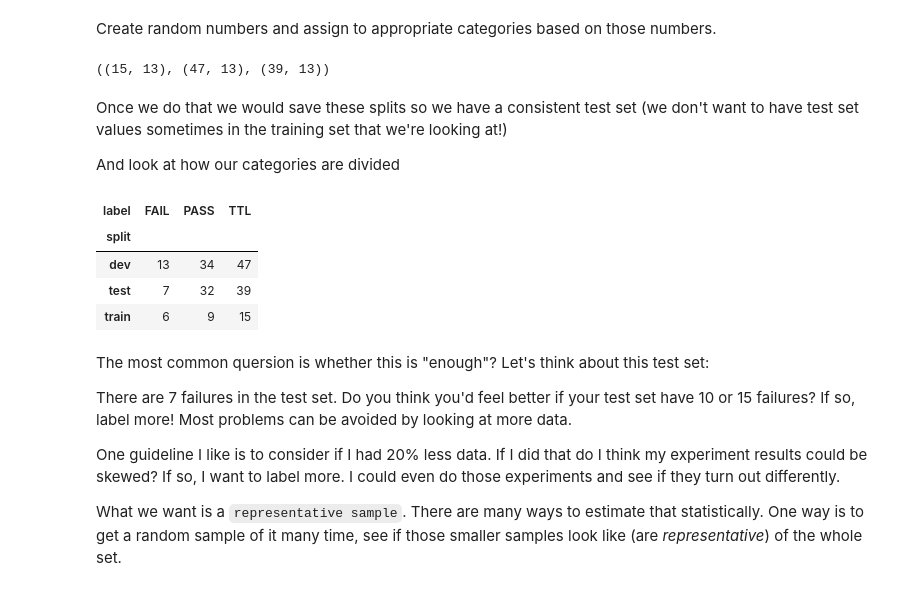
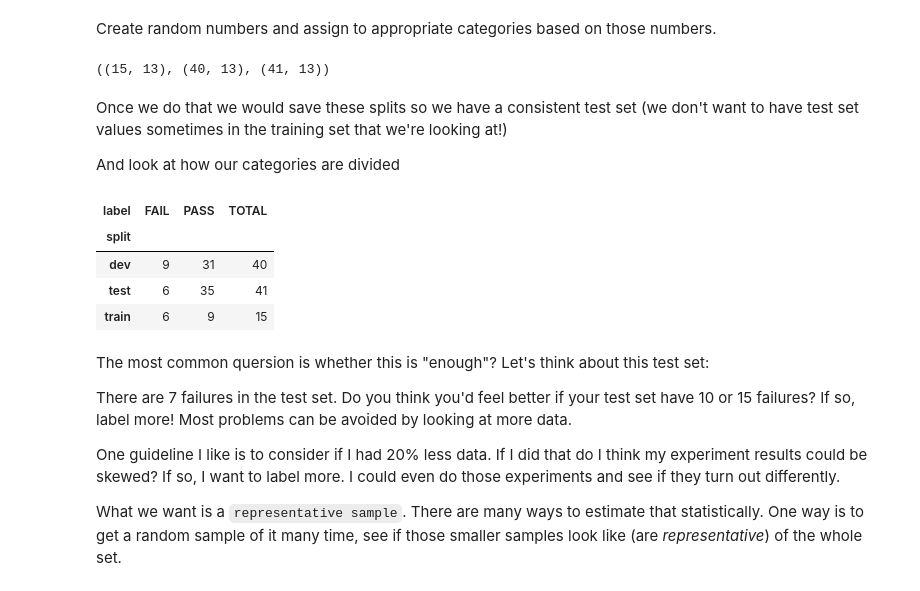
Before and after one commit to jaeyow/recipe-chatbot, a Jupyter notebook: homeworks/hw3/hw3_walkthrough_mine.ipynb, the cells around one changed output. Drawn from its saved outputs; the diff is of its cells as text; code cells hidden in the pictures.

```diff
--- a/homeworks/hw3/hw3_walkthrough_mine.ipynb
+++ b/homeworks/hw3/hw3_walkthrough_mine.ipynb
@@ -256,32 +301,32 @@ Let's start with a simple approach
 # %% [markdown]
 Read labeled traces
 # %%
-df = pd.read_csv("data/labeled_traces.csv")
+df = pd.read_csv("mine/labeled_traces.csv")
 # %% [markdown]
 Create random numbers and assign to appropriate categories based on those numbers.
 # %%
 df['rand'] = [np.random.random() for _ in range(len(df))]
-df['split'] = np.where(df['rand'] < 0.15, 'train', np.where(df['rand'] < 0.55, 'validation', 'test'))
+df['split'] = np.where(df['rand'] < 0.15, 'train', np.where(df['rand'] < 0.55, 'dev', 'test'))
 # %%
 train_df = df[df.split == 'train']
 dev_df = df[df.split == 'dev']
 test_df = df[df.split == 'test']
 train_df.shape, dev_df.shape, test_df.shape
 # %% [output]
-((15, 13), (47, 13), (39, 13))
+((15, 13), (40, 13), (41, 13))
 # %% [markdown]
 Once we do that we would save these splits so we have a consistent test set (we don't want to have test set values sometimes in the training set that we're looking at!)
 
 And look at how our categories are divided
 # %%
 stats = df.groupby(['split', 'label']).size().unstack(fill_value=0)
-stats['TTL'] = stats.sum(axis=1)
+stats['TOTAL'] = stats.sum(axis=1)
 stats
 # %% [output]
-| label | FAIL | PASS | TTL |
+| label | FAIL | PASS | TOTAL |
 | split |  |  |  |
-| dev | 13 | 34 | 47 |
-| test | 7 | 32 | 39 |
+| dev | 9 | 31 | 40 |
+| test | 6 | 35 | 41 |
 | train | 6 | 9 | 15 |
 # %% [markdown]
 The most common quersion is whether this is "enough"?  Let's think about this test set:
```
Also changed, not shown: parts of 18 cells of this notebook, 25 other files.
